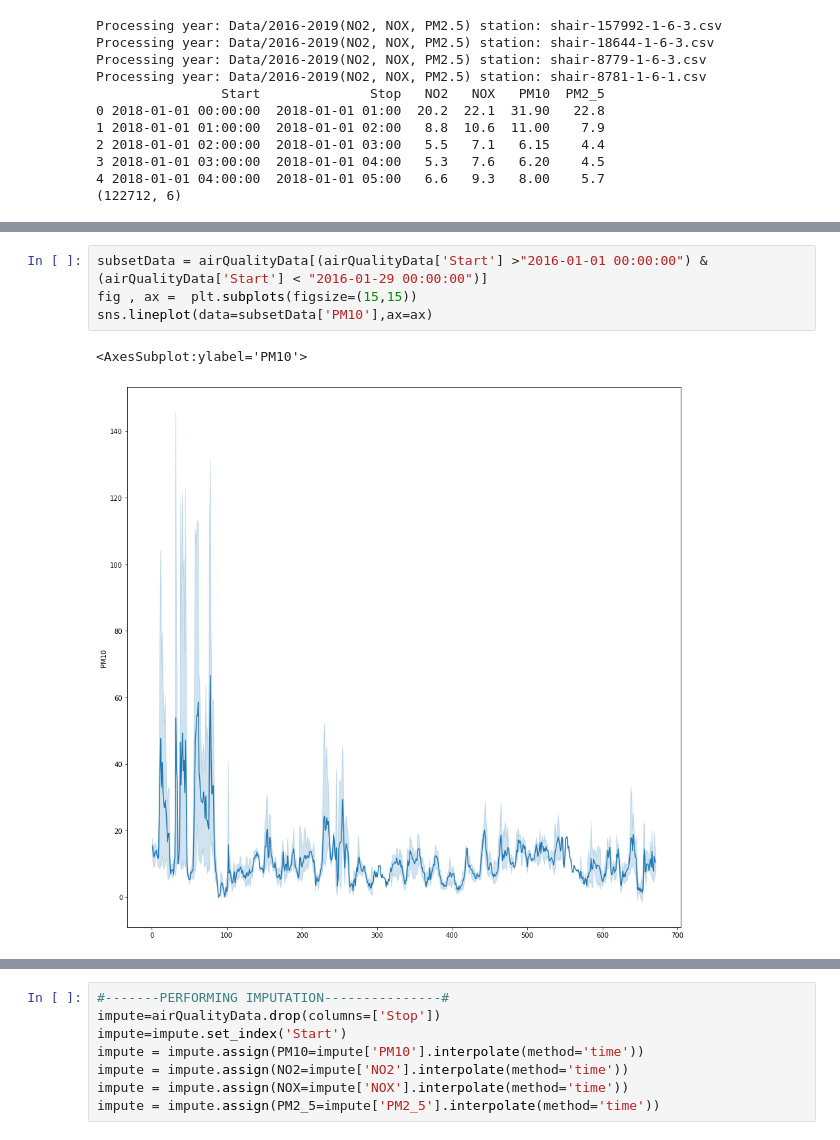
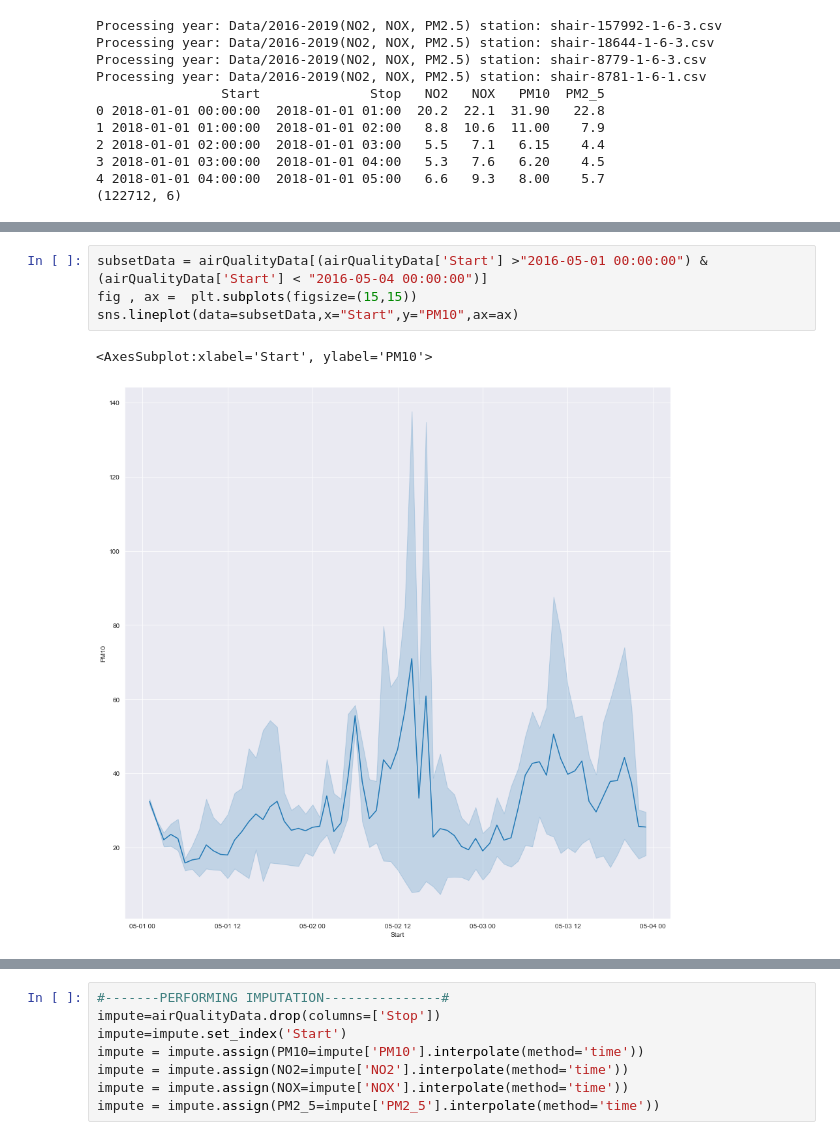
Before and after one commit to jadali17/Air-Quality-Prediction, a Jupyter notebook: feature-selection-no2-nox-pm2.5-pm10.ipynb, the cells around one changed output, grey strips where cells are left out. Drawn from its saved outputs; the diff is of its cells as text.

```diff
--- a/feature-selection-no2-nox-pm2.5-pm10.ipynb
+++ b/feature-selection-no2-nox-pm2.5-pm10.ipynb
@@ -53,7 +57,7 @@ percent[airQualityData.isnull().sum().sort_values(ascending = False) != 0].plot.
 # %%
-subsetData = airQualityData[(airQualityData['Start'] >"2016-01-01 00:00:00") & (airQualityData['Start'] < "2016-01-29 00:00:00")]
+subsetData = airQualityData[(airQualityData['Start'] >"2016-05-01 00:00:00") & (airQualityData['Start'] < "2016-05-04 00:00:00")]
 fig , ax =  plt.subplots(figsize=(15,15))
-sns.lineplot(data=subsetData['PM10'],ax=ax)
+sns.lineplot(data=subsetData,x="Start",y="PM10",ax=ax)
 # %% [output]
-<AxesSubplot:ylabel='PM10'>
+<AxesSubplot:xlabel='Start', ylabel='PM10'>
-[figure, old version]
+[figure, new version]
```
Also changed, not shown: parts of 18 cells of this notebook.
